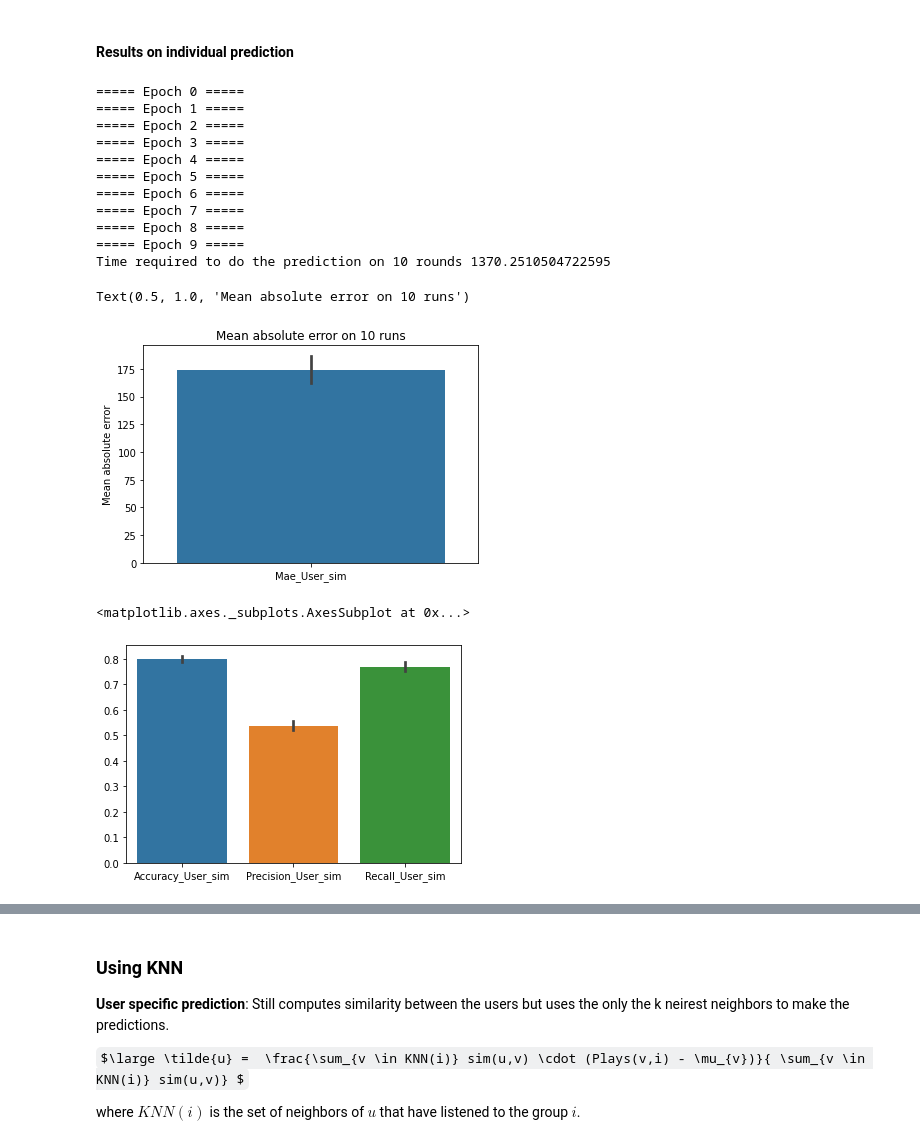
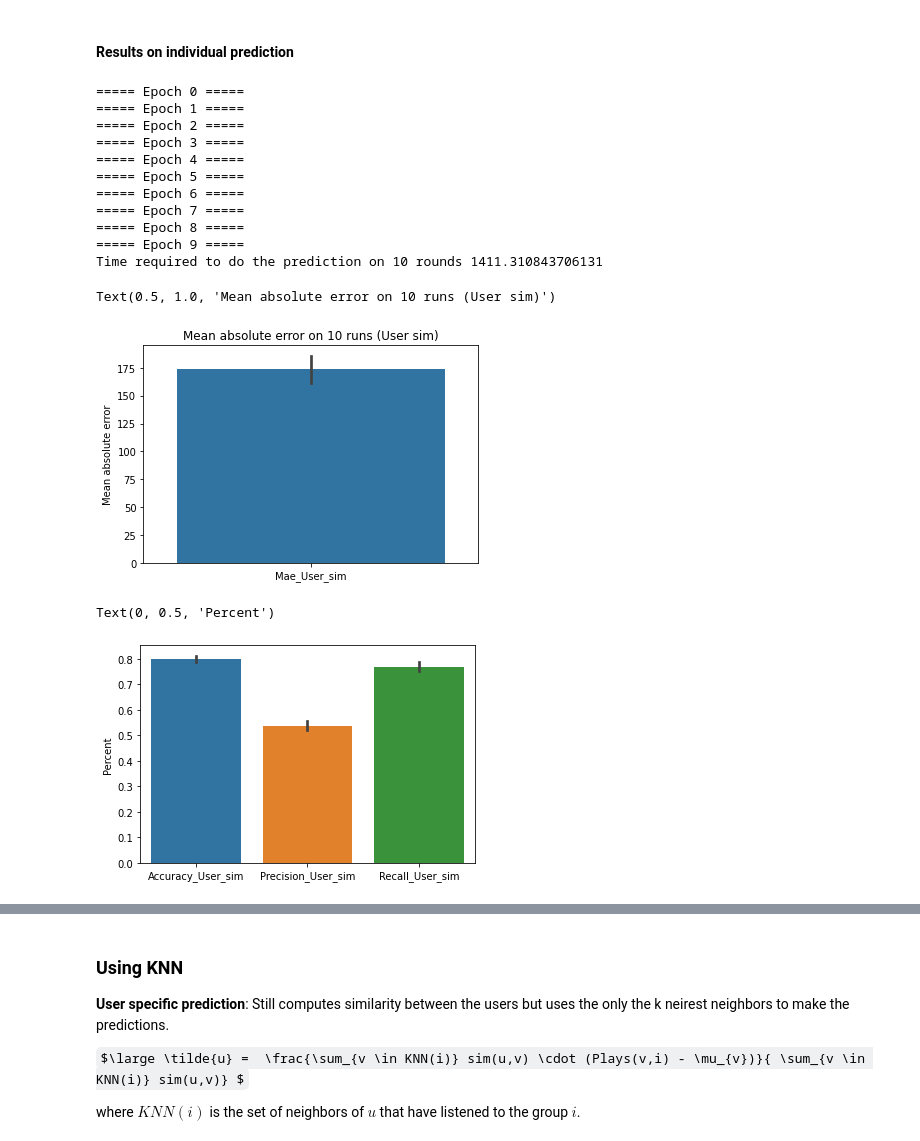
Before and after one commit to Caotick/mlbd-project, a Jupyter notebook: mlbd_project.ipynb, the cells around one changed output, grey strips where cells are left out. Cells and saved outputs as stored; diff of their text form; code cells hidden in the pictures; some formulas as TeX source.

```diff
--- a/mlbd_project.ipynb
+++ b/mlbd_project.ipynb
@@ -567,11 +567,11 @@ def compute_mae(pred_method, helper_df):
 # %% [markdown]
 Computes accuracy, precision and recall
 # %%
-def compute_appreciation(pred_method, helper_df, user_specific_threshold = None, threshold = 100):
-    predictions = np.zeros(len(test))
-    reals = np.zeros(len(test))
+def compute_appreciation(test_df, pred_method, helper_df, threshold = 250):
+    predictions = np.zeros(len(test_df))
+    reals = np.zeros(len(test_df))
     indice = 0
-    for i, row in test.iterrows():
+    for i, row in test_df.iterrows():
         user = row.ID
         artist = row.Artist
         prediction = pred_method(user, artist, helper_df)
@@ -586,7 +586,7 @@ def compute_appreciation(pred_method, helper_df, user_specific_threshold = None,
 
     acc = np.sum(predictions == reals)
 
-    return mae/len(test_df), acc/len(test_df), tp/(tp+fp), tp/(tp + fn)
+    return acc/len(test_df), tp/(tp+fp), tp/(tp + fn)
 # %% [markdown]
 Computes mae, accuracy, precision and recall in one go
 # %%
@@ -638,7 +638,11 @@ def compute_n_rounds(pred_method, nb_users_selected = 500, n = 10, n_neighbors =
         subset = top_merged[top_merged.ID.isin(subset_500_users.index)]
         train, test = split_train_test(subset, train_size=0.95)
 
-        if pred_method == compute_pred_avg_user:
+        if pred_method == trivial:
+            mae = 0 # Makes no sense to compute MAE
+            acc, prec, rec = compute_appreciation(test, pred_method, None)
+
+        elif pred_method == compute_pred_avg_user:
             avg_user_listens = train[['ID', 'Plays']].groupby("ID").mean('Plays').reset_index()
             mae, acc, prec, rec = compute_mae_and_app(test, pred_method, avg_user_listens)
 
@@ -646,14 +650,16 @@ def compute_n_rounds(pred_method, nb_users_selected = 500, n = 10, n_neighbors =
             avg_artist_listens = train[['Artist', 'Plays']].groupby("Artist").mean('Plays').reset_index()
             mae, acc, prec, rec = compute_mae_and_app(test, pred_method, avg_artist_listens)
 
+        elif pred_method == compute_pred_user_item:
+            mae, acc, prec, rec = compute_mae_and_app(test, pred_method, train) #sim measures doesn't need a helper set
+
         elif pred_method == compute_pred_knn:
             knn_pivot = subset.pivot_table(index = 'ID', columns = 'Artist', values = 'Plays').fillna(0).astype(bool)
             model_knn = NearestNeighbors(metric='jaccard', n_neighbors=n_neighbors, n_jobs=-1)
             model_knn.fit(knn_pivot)
             mae, acc, prec, rec = compute_mae_and_app(test, pred_method, train, knn_pivot, model_knn, using_knn = True)
 
-        else:
-            mae, acc, prec, rec = compute_mae_and_app(test, pred_method, train) #sim measures doesn't a helper set
+
 
         maes.append(mae)
         accs.append(acc)
@@ -754,0 +765,3 @@ def measure_group_recommendation(pred_method, group_df, helper_df, rng):
+# %%
+def trivial(user, artist_i, helper_df):
+    return 10000 #We return 10000 so that it passes the threshold
@@ -754,0 +793,14 @@ def measure_group_recommendation(pred_method, group_df, helper_df, rng):
+# %%
+start = time.time()
+group_pred_measures = []
+rng = np.random.default_rng(seed = 42)
+for i in range(10):
+    measures = []
+    for file in os.listdir(GROUP_FOLDER):
+        group = pd.read_csv(f'{GROUP_FOLDER}{file}').drop(columns = ['Unnamed: 0'])
+        measures.append(measure_group_recommendation(trivial, group, None, rng))
+    group_pred_measures.append(np.hstack(np.array(measures)).mean())
+    print(f"Finished round {i}")
+groups_trivial = group_pred_measures
+end = time.time()
+print(f"Time required to do the predictions on 10 rounds {end - start}")
@@ -964,16 +1039,17 @@ print(f"Time required to do the prediction on 10 rounds {end_artist - start_arti
 ===== Epoch 7 =====
 ===== Epoch 8 =====
 ===== Epoch 9 =====
-Time required to do the prediction on 10 rounds 1370.2510504722595
+Time required to do the prediction on 10 rounds 1411.310843706131
 # %%
 sns.barplot(data = pd.DataFrame(maes_sim, columns = ["Mae_User_sim"]))
 plt.ylabel("Mean absolute error")
-plt.title("Mean absolute error on 10 runs")
+plt.title("Mean absolute error on 10 runs (User sim)")
 # %% [output]
-Text(0.5, 1.0, 'Mean absolute error on 10 runs')
+Text(0.5, 1.0, 'Mean absolute error on 10 runs (User sim)')
-[figure, old version]
+[figure, new version]
 # %%
 sns.barplot(data = pd.DataFrame({"Accuracy_User_sim":accs_sim, "Precision_User_sim":precs_sim, "Recall_User_sim":recs_sim}))
+plt.ylabel("Percent")
 # %% [output]
-<matplotlib.axes._subplots.AxesSubplot at 0x...>
+Text(0, 0.5, 'Percent')
-[figure, old version]
+[figure, new version]
```
Also changed, not shown: parts of 48 cells of this notebook.
